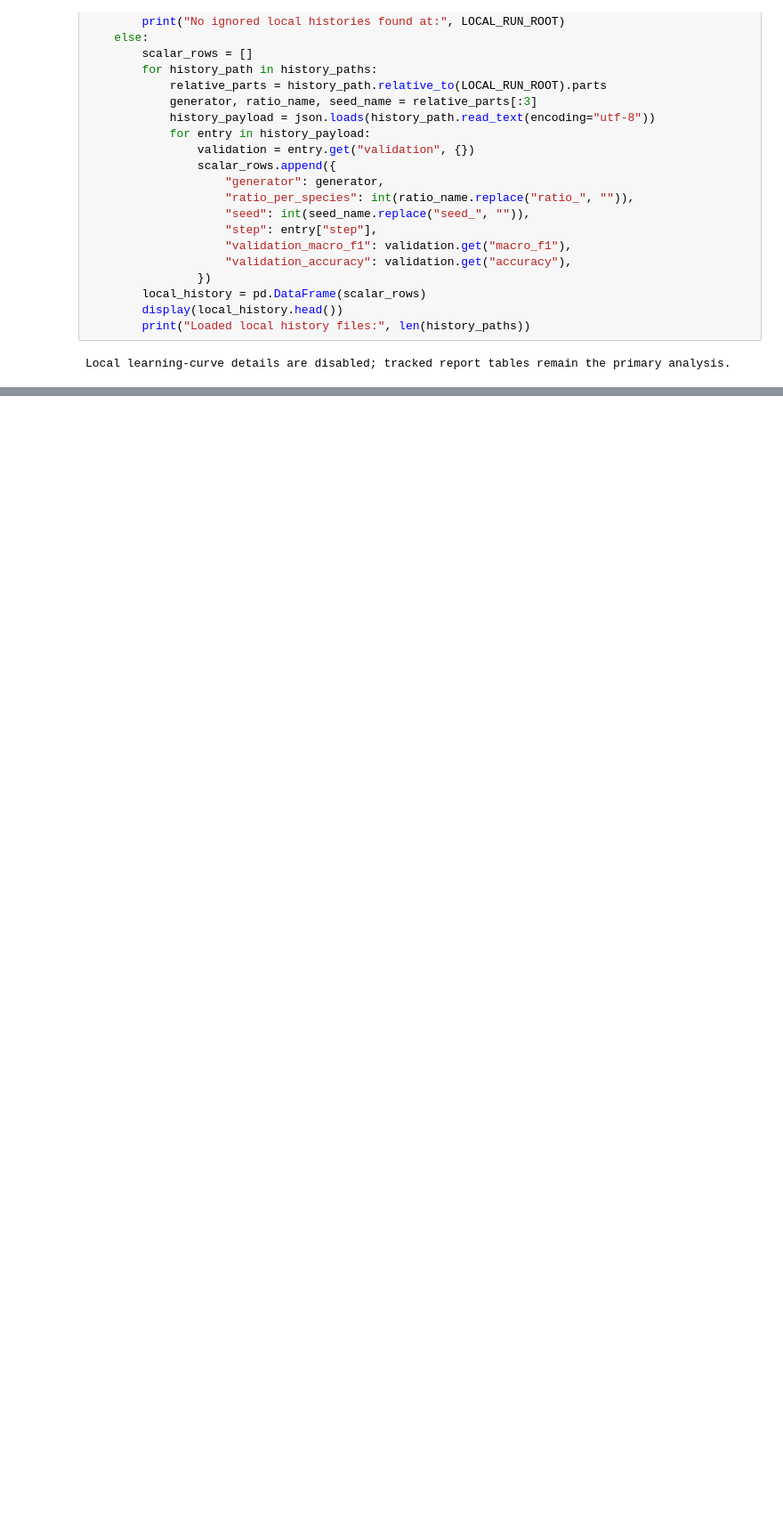
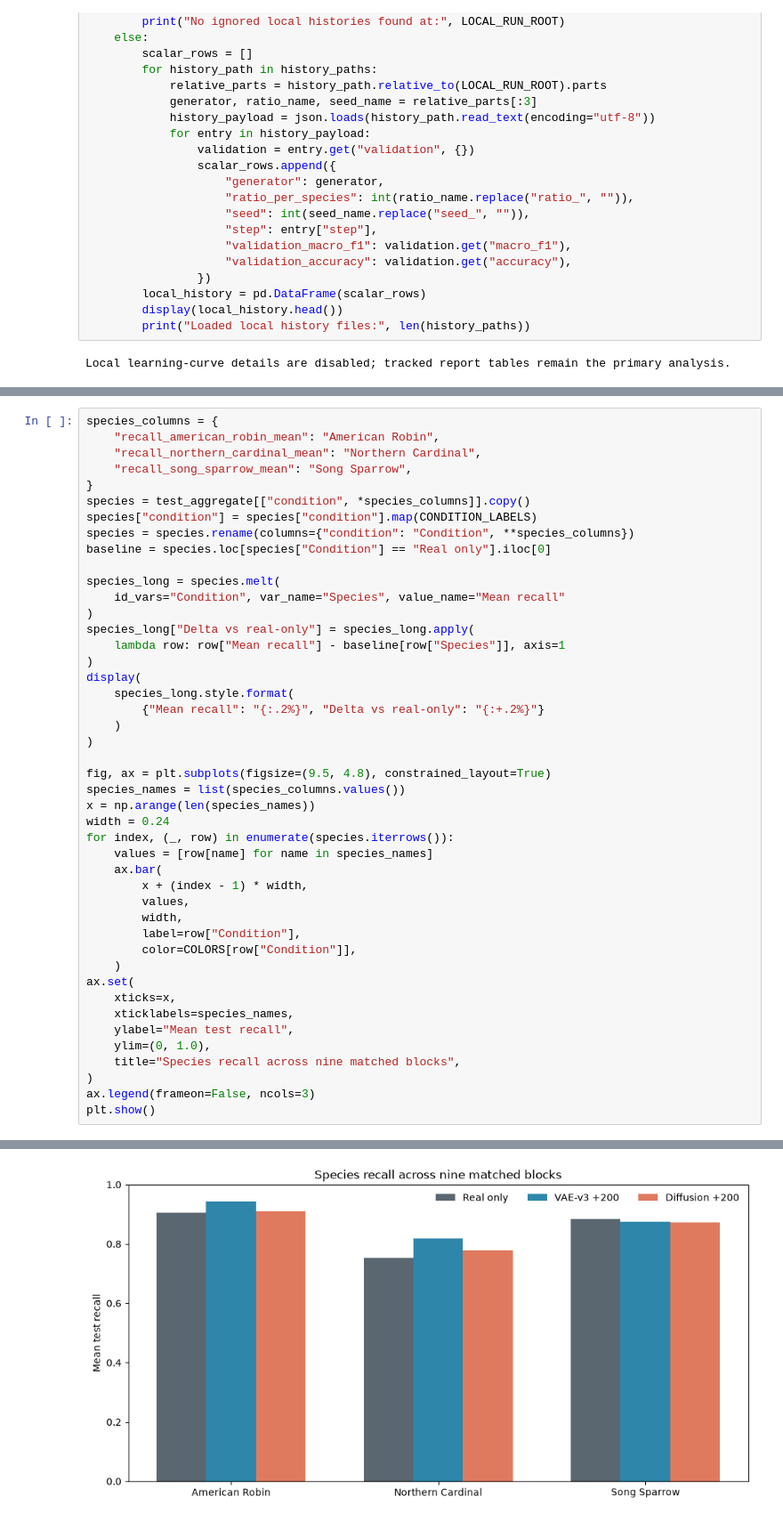
Before and after one commit to Bleu7101/bird_song_gen, a Jupyter notebook: notebooks/06_evaluation.ipynb, the cells around one changed output, grey strips where cells are left out. Shown at 89% size. Saved outputs shown, nothing was run; the diff lists cells and outputs as text; blank space fills up the shorter version.

```diff
--- a/notebooks/06_evaluation.ipynb
+++ b/notebooks/06_evaluation.ipynb
@@ -299,0 +1283,46 @@ none reaches test.
+# %%
+species_columns = {
+    "recall_american_robin_mean": "American Robin",
+    "recall_northern_cardinal_mean": "Northern Cardinal",
+    "recall_song_sparrow_mean": "Song Sparrow",
+}
+species = test_aggregate[["condition", *species_columns]].copy()
+species["condition"] = species["condition"].map(CONDITION_LABELS)
+species = species.rename(columns={"condition": "Condition", **species_columns})
+baseline = species.loc[species["Condition"] == "Real only"].iloc[0]
+
+species_long = species.melt(
+    id_vars="Condition", var_name="Species", value_name="Mean recall"
+)
+species_long["Delta vs real-only"] = species_long.apply(
+    lambda row: row["Mean recall"] - baseline[row["Species"]], axis=1
+)
+display(
+    species_long.style.format(
+        {"Mean recall": "{:.2%}", "Delta vs real-only": "{:+.2%}"}
+    )
+)
+
+fig, ax = plt.subplots(figsize=(9.5, 4.8), constrained_layout=True)
+species_names = list(species_columns.values())
+x = np.arange(len(species_names))
+width = 0.24
+for index, (_, row) in enumerate(species.iterrows()):
+    values = [row[name] for name in species_names]
+    ax.bar(
+        x + (index - 1) * width,
+        values,
+        width,
+        label=row["Condition"],
+        color=COLORS[row["Condition"]],
+    )
+ax.set(
+    xticks=x,
+    xticklabels=species_names,
+    ylabel="Mean test recall",
+    ylim=(0, 1.0),
+    title="Species recall across nine matched blocks",
+)
+ax.legend(frameon=False, ncols=3)
+plt.show()
+# %% [output]
@@ -299,0 +1339 @@ none reaches test.
+[figure, added]
```
Also changed, not shown: parts of 44 cells of this notebook, 51 other files.
